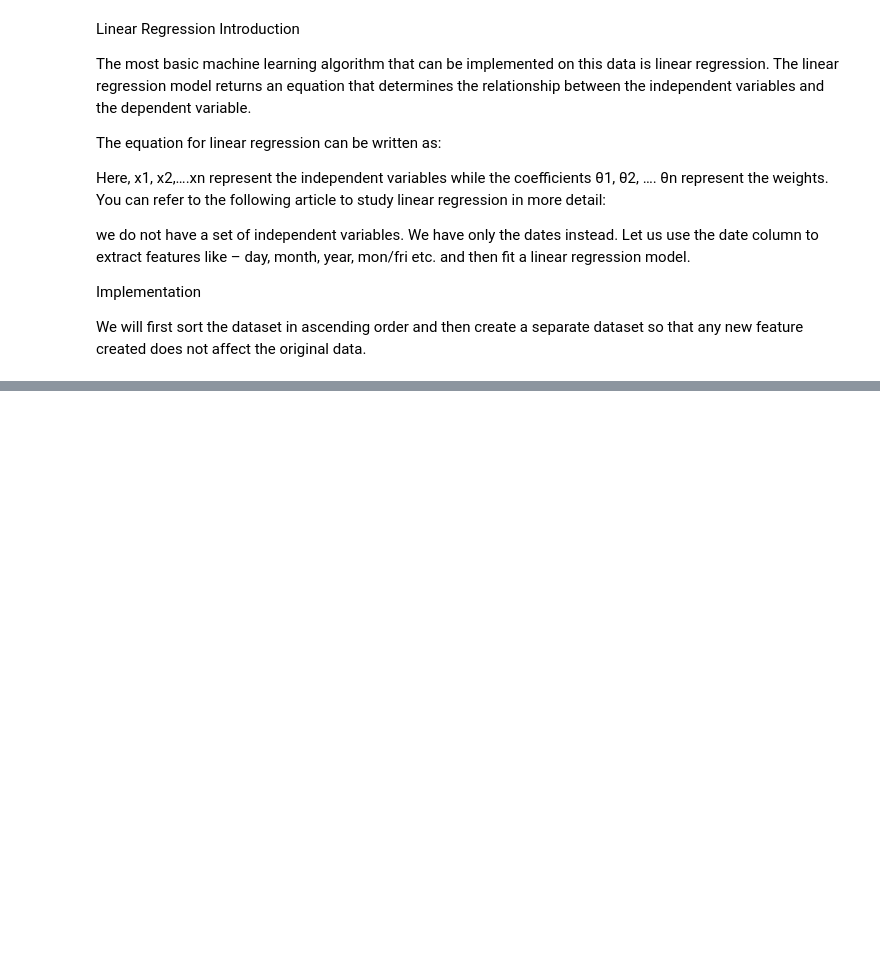
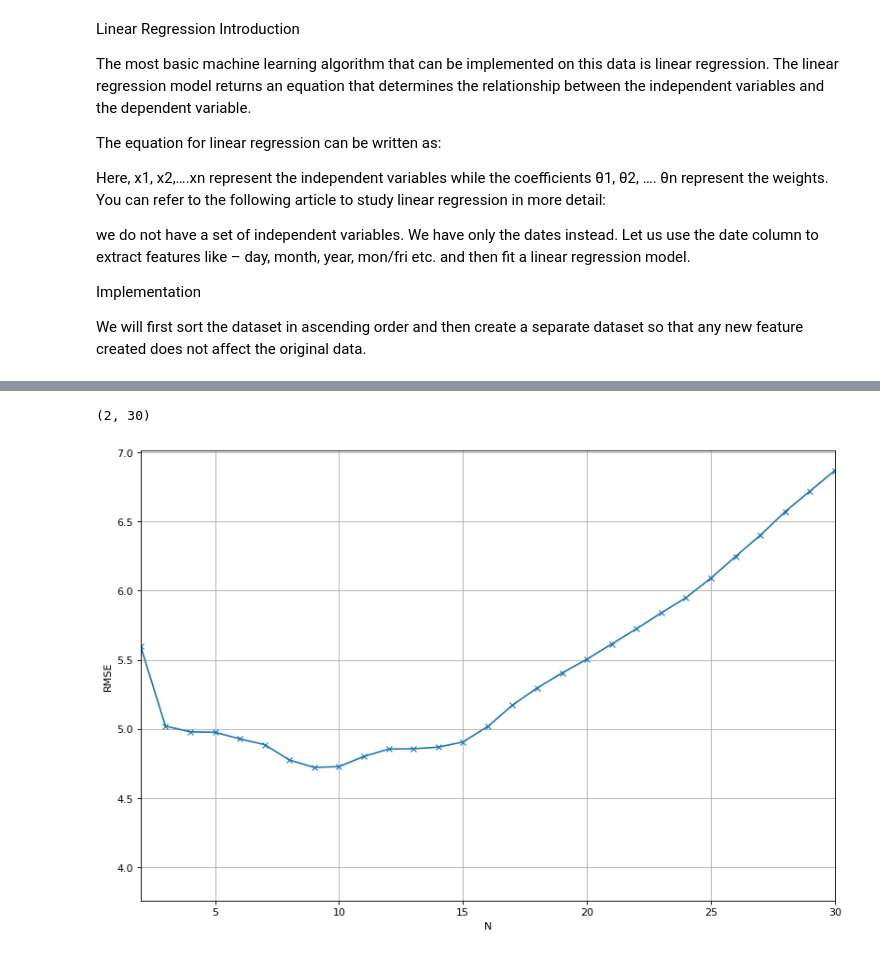
Before and after one commit to sigdelyr/ML-Project, a Jupyter notebook: apple_regression.ipynb, the cells around one changed output, grey strips where cells are left out. Saved outputs shown, nothing was run; the diff lists cells and outputs as text; code cells hidden in the pictures; blank space fills up the shorter version.

```diff
--- a/apple_regression.ipynb
+++ b/apple_regression.ipynb
@@ -174,0 +188,15 @@ rms
+# %%
+RMSE = []
+R2 = []
+mape = []
+for N in range(1, Nmax+1): # N is no. of samples to use to predict the next value
+    est_list = get_preds_lin_reg(train_cv, 'Adj_Close', N, 0, num_train)
+
+    cv.loc[:, 'est' + '_N' + str(N)] = est_list
+    RMSE.append(math.sqrt(mean_squared_error(est_list, cv['Adj_Close'])))
+    R2.append(r2_score(cv['Adj_Close'], est_list))
+    mape.append(get_mape(cv['Adj_Close'], est_list))
+print('RMSE = ' + str(RMSE))
+print('R2 = ' + str(R2))
+print('MAPE = ' + str(mape))
+cv.head()
@@ -174,0 +214,11 @@ rms
+# %%
+# Plot RMSE versus N
+plt.figure(figsize=(12, 8), dpi=80)
+plt.plot(range(1, Nmax+1), RMSE, 'x-')
+plt.grid()
+plt.xlabel('N')
+plt.ylabel('RMSE')
+plt.xlim([2, 30])
+# %% [output]
+(2, 30)
+[figure, added]
```
Also changed, not shown: parts of 35 cells of this notebook.
